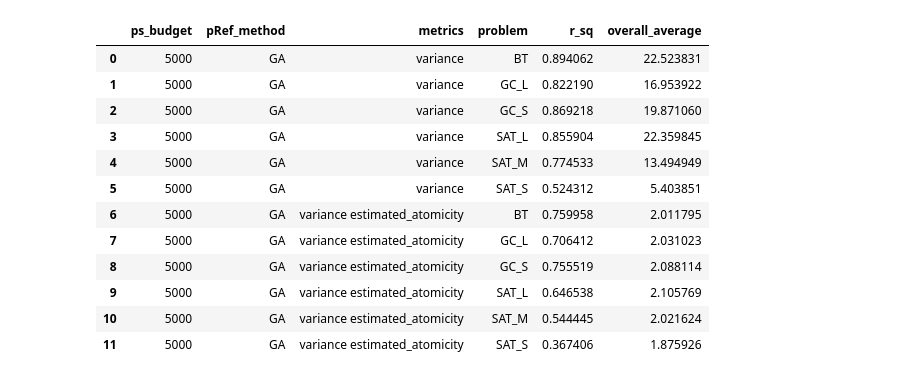
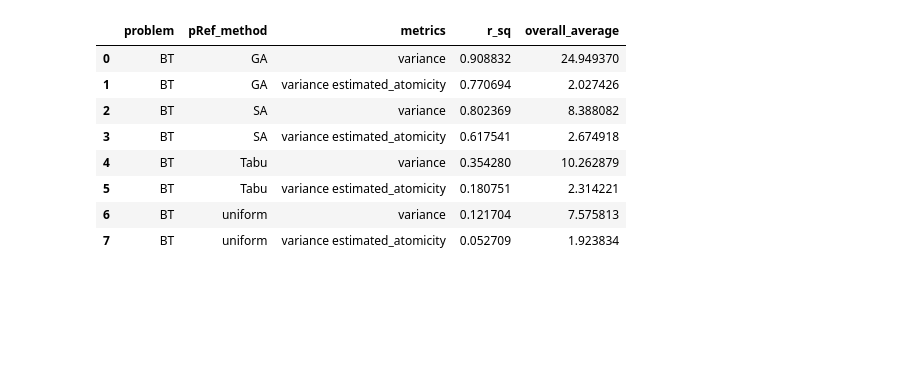
Before and after one commit to Giancarlo-Catalano/PS-descriptors, a Jupyter notebook: VarianceDecisionTree/process_data/accuracy_by_settings.ipynb, the cells around one changed output. Saved outputs shown, nothing was run; the diff lists cells and outputs as text; code cells hidden in the pictures; blank space fills up the shorter version.

Commit message:
Processing and displaying the data

```diff
--- a/VarianceDecisionTree/process_data/accuracy_by_settings.ipynb
+++ b/VarianceDecisionTree/process_data/accuracy_by_settings.ipynb
@@ -28,10 +182,19 @@ run_location = r"/Users/gian/Desktop/CondorResults/VDT/compareown/run3/"
 # %%
 
+accuracy_data = pd.read_csv(results_csv)
+tree_data = pd.read_csv(tree_data_csv)
+
+accuracy_data["depth"] = accuracy_data["depth"].apply(str)
+display(accuracy_data)
+display(accuracy_data.dtypes)
+display(tree_data)
+
+prettify_kind_column(accuracy_data)
+#prettify_kind_column(tree_data)
 
 
-
-location = os.path.join(run_location, "results.csv")
-
-accuracy_data = pd.read_csv(location)
+for kind in accuracy_data["kind"].unique():
+    matching_rows = accuracy_data[accuracy_data['kind'] == kind]
+    print(f"For the tree kind {kind}, there are {matching_rows.shape[0]} rows")
 
 #headers = "kind,depth,ps_budget,ps_population,avoid_ancestors,metrics,problem,pRef_method,mse,mae,r_sq,evs"
@@ -86,28 +391,31 @@ For the problem BT
 # %%
-tree_data_location = os.path.join(run_location, "tree_data.csv")
-tree_data = pd.read_csv(tree_data_location)
+
+ps_indep_vars = ["problem", "pRef_method", "metrics"]
+
+tabulated_accuracy_results = get_mean_for_combinations(accuracy_data,
+                                                       ps_indep_vars,
+                                                       dependent_variables)
+tabulated_tree_results = get_mean_for_combinations(tree_data,
+                                                   ps_indep_vars,
+                                                   ["overall_average"])
+
+matched = tabulated_accuracy_results.merge(tabulated_tree_results, on=ps_indep_vars)
+# matched = matched[matched["pRef_method"] == "GA"]
+
+for problem in sorted(matched["problem"].unique()):
+    print(f"For problem {problem}")
+    for_problem = matched[matched['problem'] == problem]
+    display(for_problem)
 
 
-all_indep_vars = independent_variables+["problem"]
-
-tabulated_accuracy_results = get_mean_for_combinations(accuracy_data,
-                                                       all_indep_vars,
-                                                       "r_sq")
-tabulated_tree_results = get_mean_for_combinations(tree_data,
-                                                   all_indep_vars,
-                                                   "overall_average")
-
-matched = tabulated_accuracy_results.merge(tabulated_tree_results, on=all_indep_vars)
-matched = matched[matched["pRef_method"] == "GA"]
-
-display(matched)
+#display(matched)
 
 
-for problem in matched["problem"].unique():
-    with_correct_problem = matched[matched["problem"]==problem]
-    print(f"for the problem {problem}")
-    utils.simple_scatterplot(x_label="accuracy (R^2)",
-                             y_label="complexity",
-                             xs = with_correct_problem["r_sq"],
-                             ys = with_correct_problem["overall_average"])
+# for problem in matched["problem"].unique():
+#     with_correct_problem = matched[matched["problem"]==problem]
+#     print(f"for the problem {problem}")
+#     utils.simple_scatterplot(x_label="accuracy (R^2)",
+#                              y_label="complexity",
+#                              xs = with_correct_problem["r_sq"],
+#                              ys = with_correct_problem["overall_average"])
 # %% [output]
@@ -114,13 +423,9 @@ for problem in matched["problem"].unique():
-|  | ps_budget | pRef_method | metrics | problem | r_sq | overall_average |
-| 0 | 5000 | GA | variance | BT | 0.894062 | 22.523831 |
-| 1 | 5000 | GA | variance | GC_L | 0.822190 | 16.953922 |
-| 2 | 5000 | GA | variance | GC_S | 0.869218 | 19.871060 |
-| 3 | 5000 | GA | variance | SAT_L | 0.855904 | 22.359845 |
-| 4 | 5000 | GA | variance | SAT_M | 0.774533 | 13.494949 |
-| 5 | 5000 | GA | variance | SAT_S | 0.524312 | 5.403851 |
-| 6 | 5000 | GA | variance estimated_atomicity | BT | 0.759958 | 2.011795 |
-| 7 | 5000 | GA | variance estimated_atomicity | GC_L | 0.706412 | 2.031023 |
-| 8 | 5000 | GA | variance estimated_atomicity | GC_S | 0.755519 | 2.088114 |
-| 9 | 5000 | GA | variance estimated_atomicity | SAT_L | 0.646538 | 2.105769 |
-| 10 | 5000 | GA | variance estimated_atomicity | SAT_M | 0.544445 | 2.021624 |
-| 11 | 5000 | GA | variance estimated_atomicity | SAT_S | 0.367406 | 1.875926 |
+|  | problem | pRef_method | metrics | r_sq | overall_average |
+| 0 | BT | GA | variance | 0.908832 | 24.949370 |
+| 1 | BT | GA | variance estimated_atomicity | 0.770694 | 2.027426 |
+| 2 | BT | SA | variance | 0.802369 | 8.388082 |
+| 3 | BT | SA | variance estimated_atomicity | 0.617541 | 2.674918 |
+| 4 | BT | Tabu | variance | 0.354280 | 10.262879 |
+| 5 | BT | Tabu | variance estimated_atomicity | 0.180751 | 2.314221 |
+| 6 | BT | uniform | variance | 0.121704 | 7.575813 |
+| 7 | BT | uniform | variance estimated_atomicity | 0.052709 | 1.923834 |
```
Also changed, not shown: parts of 6 cells of this notebook, 1 other file.
